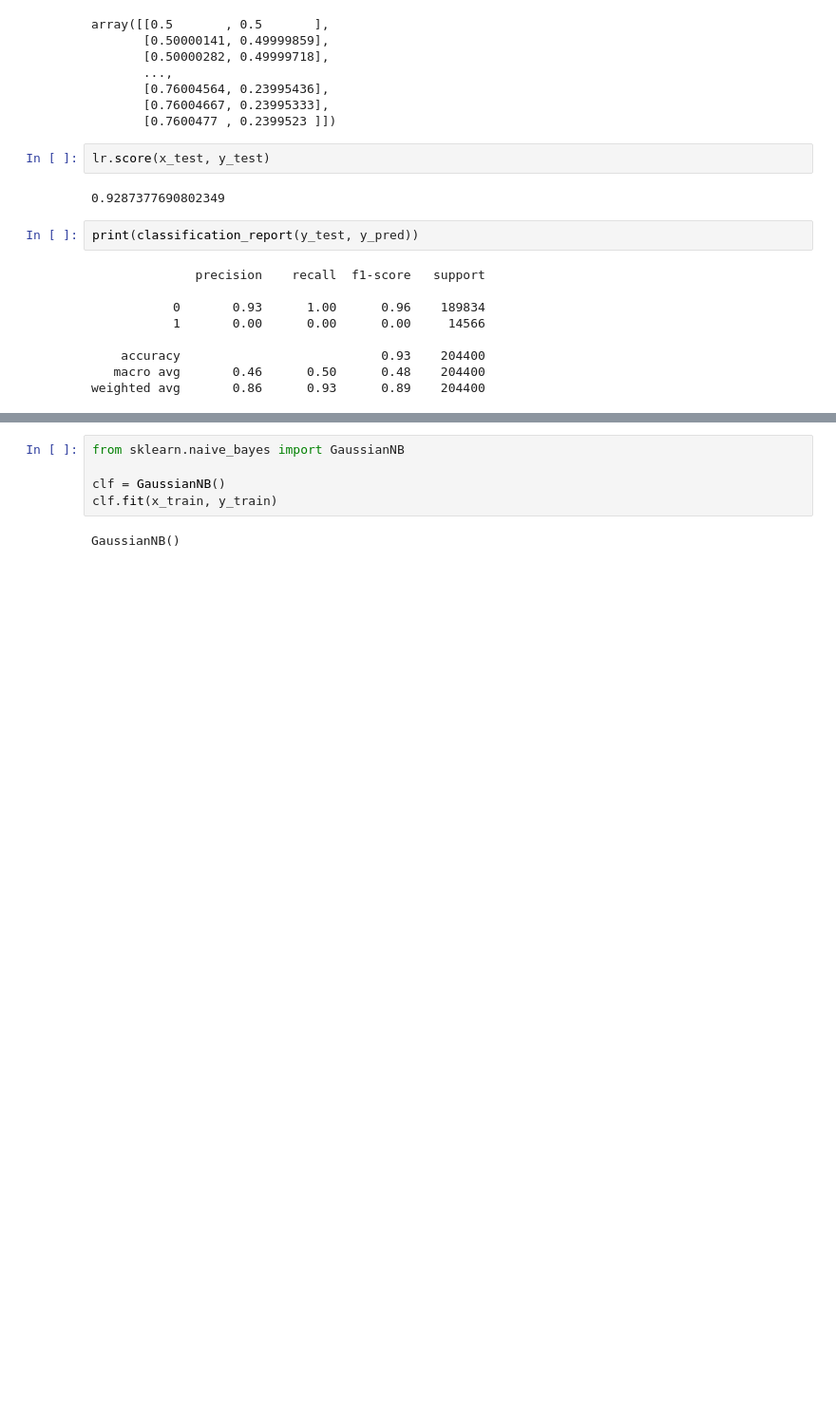
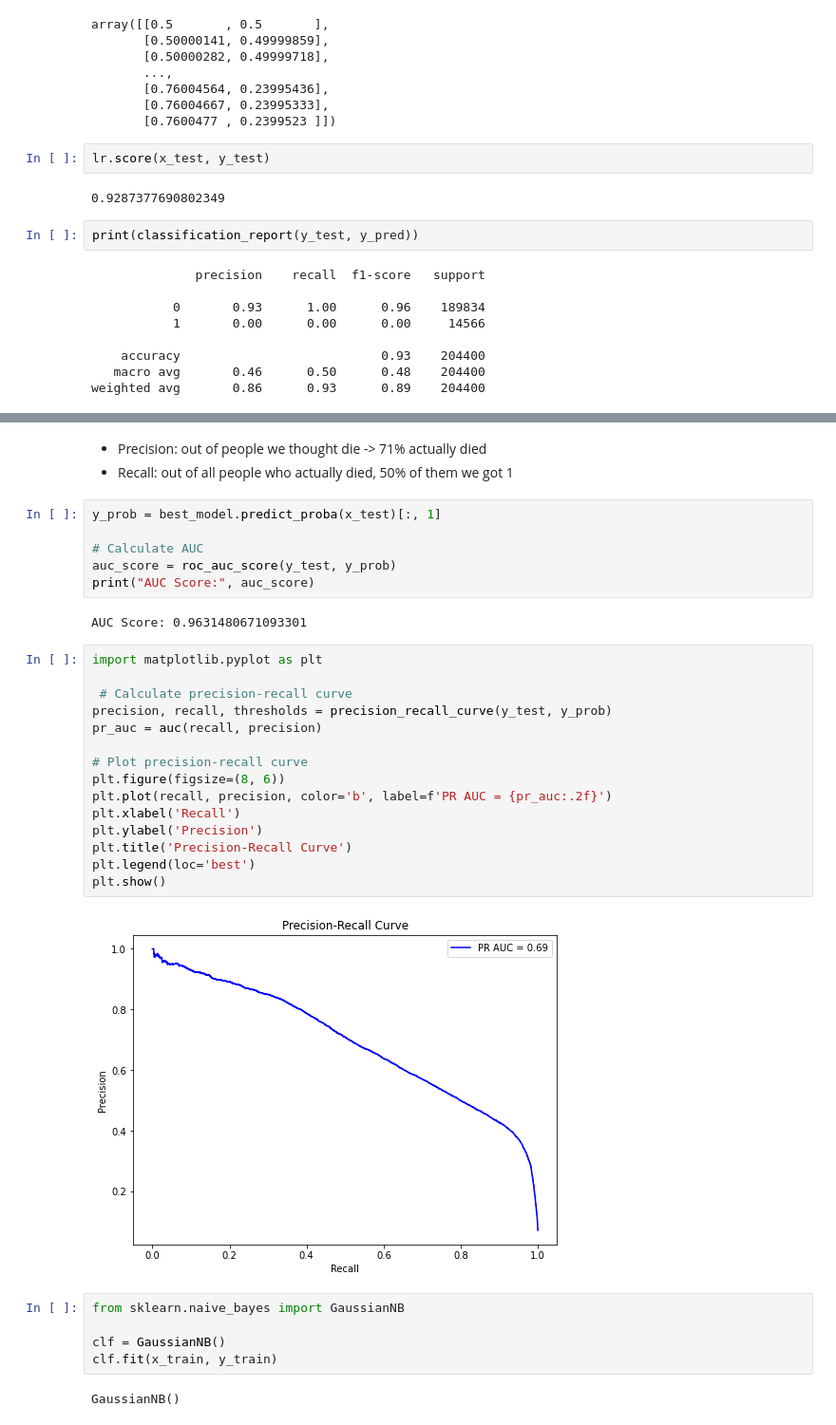
Before and after one commit to azadehansari/CapstoneProject2-COVID_Analysis, a Jupyter notebook: notebooks/04. Moddeling.ipynb, the cells around one changed output, grey strips where cells are left out. Shown at 95% size. Saved outputs shown, nothing was run; the diff lists cells and outputs as text; blank space fills up the shorter version.

```diff
--- a/notebooks/04. Moddeling.ipynb
+++ b/notebooks/04. Moddeling.ipynb
@@ -131,3 +142,31 @@ best_C
+# %% [markdown]
+* Precision: out of people we thought die -> 71% actually died
+* Recall: out of all people who actually died, 50% of them we got 1
+# %%
+y_prob = best_model.predict_proba(x_test)[:, 1]
+
+# Calculate AUC
+auc_score = roc_auc_score(y_test, y_prob)
+print("AUC Score:", auc_score)
+# %% [output]
+AUC Score: 0.9631480671093301
+# %%
+import matplotlib.pyplot as plt
+
+ # Calculate precision-recall curve
+precision, recall, thresholds = precision_recall_curve(y_test, y_prob)
+pr_auc = auc(recall, precision)
+
+# Plot precision-recall curve
+plt.figure(figsize=(8, 6))
+plt.plot(recall, precision, color='b', label=f'PR AUC = {pr_auc:.2f}')
+plt.xlabel('Recall')
+plt.ylabel('Precision')
+plt.title('Precision-Recall Curve')
+plt.legend(loc='best')
+plt.show()
+# %% [output]
+[figure, added]
 # %%
 from sklearn.naive_bayes import GaussianNB
 
```
Also changed, not shown: parts of 9 cells of this notebook.
